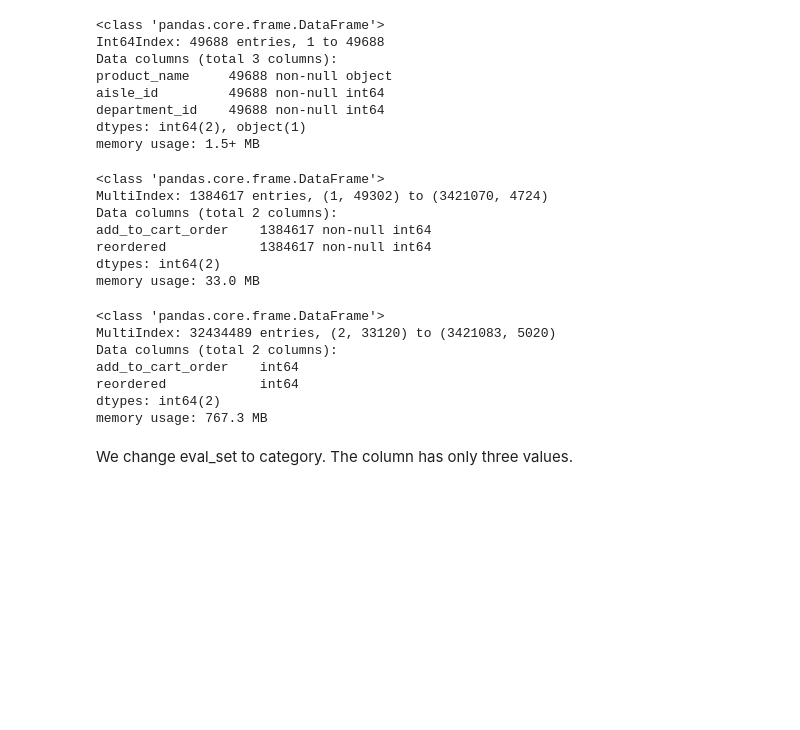
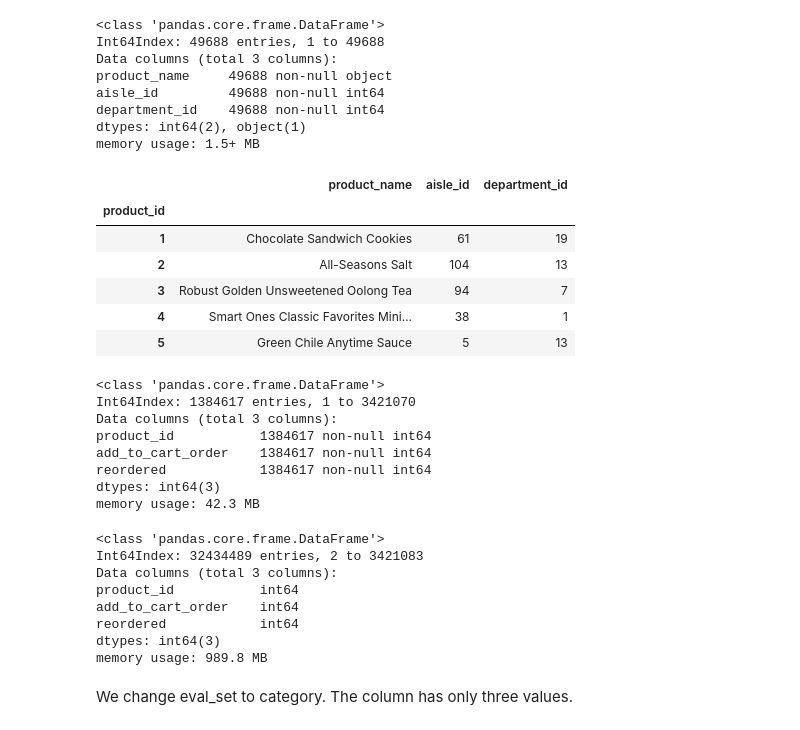
Before and after one commit to SDashev/Springboard-Capstone-1, a Jupyter notebook: insta_cart_1.ipynb, the cells around one changed output. Cells and saved outputs as stored; diff of their text form; code cells hidden in the pictures; blank space fills up the shorter version.

```diff
--- a/insta_cart_1.ipynb
+++ b/insta_cart_1.ipynb
@@ -98,30 +118,42 @@ aisle_id         49688 non-null int64
 department_id    49688 non-null int64
 dtypes: int64(2), object(1)
 memory usage: 1.5+ MB
+# %%
+prod.head()
+# %% [output]
+|  | product_name | aisle_id | department_id |
+| product_id |  |  |  |
+| 1 | Chocolate Sandwich Cookies | 61 | 19 |
+| 2 | All-Seasons Salt | 104 | 13 |
+| 3 | Robust Golden Unsweetened Oolong Tea | 94 | 7 |
+| 4 | Smart Ones Classic Favorites Mini... | 38 | 1 |
+| 5 | Green Chile Anytime Sauce | 5 | 13 |
 # %%
 # train frame
-train = pd.read_csv(str_prod_train, index_col=['order_id', 'product_id'])
+train = pd.read_csv(str_prod_train, index_col='order_id')
 train.info()
 # %% [output]
 <class 'pandas.core.frame.DataFrame'>
-MultiIndex: 1384617 entries, (1, 49302) to (3421070, 4724)
-Data columns (total 2 columns):
+Int64Index: 1384617 entries, 1 to 3421070
+Data columns (total 3 columns):
+product_id           1384617 non-null int64
 add_to_cart_order    1384617 non-null int64
 reordered            1384617 non-null int64
-dtypes: int64(2)
-memory usage: 33.0 MB
+dtypes: int64(3)
+memory usage: 42.3 MB
 # %%
 # prior frame
-prior = pd.read_csv(str_prod_prior,  index_col = ['order_id', 'product_id'])
+prior = pd.read_csv(str_prod_prior,  index_col = 'order_id')
 prior.info()
 # %% [output]
 <class 'pandas.core.frame.DataFrame'>
-MultiIndex: 32434489 entries, (2, 33120) to (3421083, 5020)
-Data columns (total 2 columns):
+Int64Index: 32434489 entries, 2 to 3421083
+Data columns (total 3 columns):
+product_id           int64
 add_to_cart_order    int64
 reordered            int64
-dtypes: int64(2)
-memory usage: 767.3 MB
+dtypes: int64(3)
+memory usage: 989.8 MB
 # %% [markdown]
 We change eval_set to category. The column has only three values.
 # %%
```
Also changed, not shown: parts of 22 cells of this notebook.
